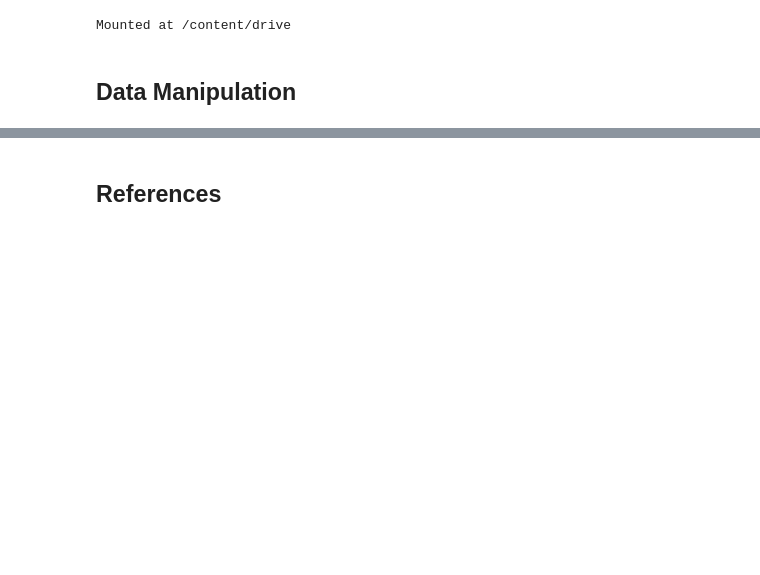
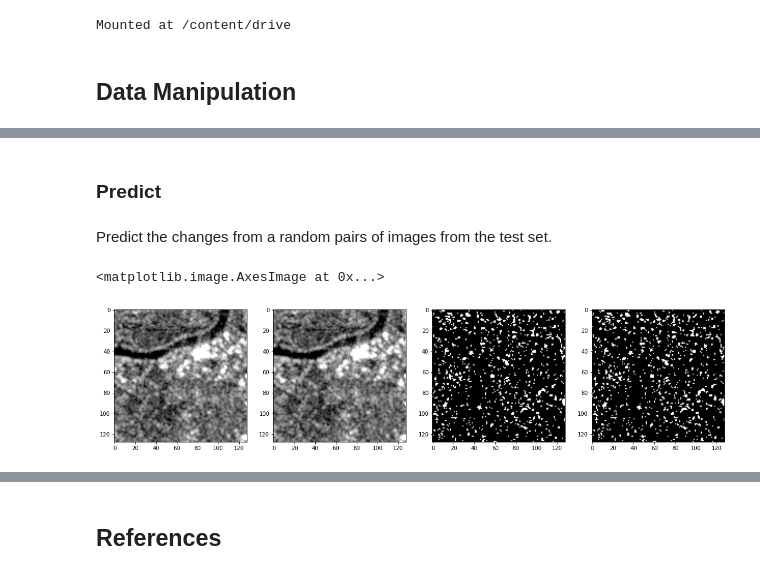
Before and after one commit to Gonkalos/LEI, a Jupyter notebook: Notebooks/change_detection.ipynb, the cells around one changed output, grey strips where cells are left out. Cells and saved outputs as stored; diff of their text form; code cells hidden in the pictures; blank space fills up the shorter version.

```diff
--- a/Notebooks/change_detection.ipynb
+++ b/Notebooks/change_detection.ipynb
@@ -473,0 +312,32 @@ prediction_image.save('prediction.png')
+# %% [markdown]
+### Predict
+# %% [markdown]
+Predict the changes from a random pairs of images from the test set.
+# %%
+from training import predict_changes
+
+# choose random data from test dataset
+n = randint(0, x_test.shape[0] - 1)
+input_data = x_test[n]
+
+# predict changes
+prediction = predict_changes(model, input_data, image_size)
+
+# convert prediction to an image
+prediction_data = denormalize_data(prediction)
+prediction_image = to_image(prediction_data)
+
+# process input data and real changes to images
+image1 = to_image(denormalize_data(x_test[n].T[0]))
+image2 = to_image(denormalize_data(x_test[n].T[1]))
+truth_image = to_image(denormalize_data(y_test[n]))
+
+# display images
+fig, ax = plt.subplots(1, 4, figsize=(20, 20))
+ax[0].imshow(image1)
+ax[1].imshow(image1)
+ax[2].imshow(truth_image)
+ax[3].imshow(prediction_image)
+# %% [output]
+<matplotlib.image.AxesImage at 0x...>
+[figure, added]
```
Also changed, not shown: parts of 96 cells of this notebook, 7 other files.
